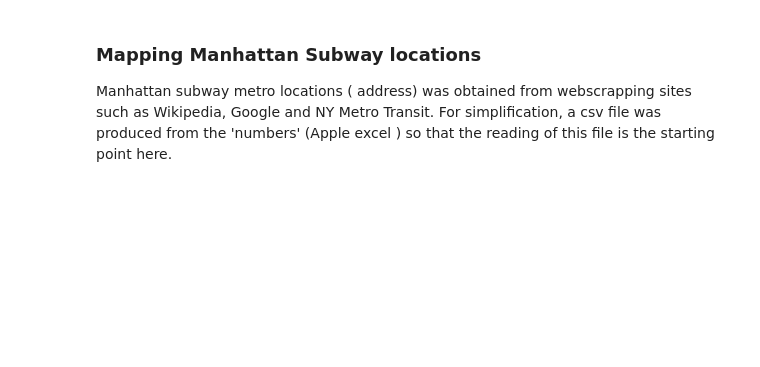
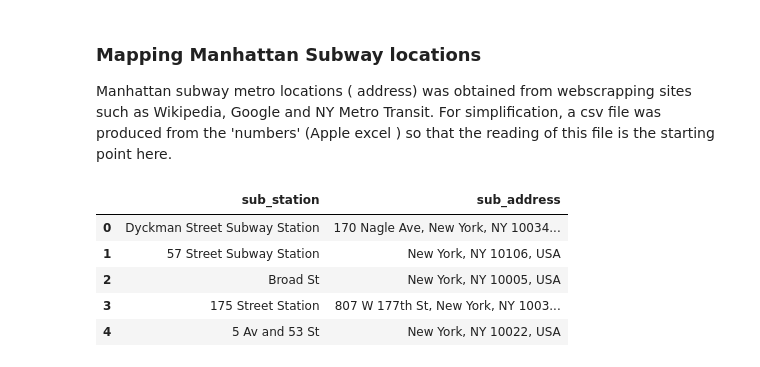
Before and after one commit to mahima1911/Coursera_Capstone, a Jupyter notebook: The Battle of Neighbourhoods (Week 2).ipynb, the cells around one changed output. Saved outputs shown, nothing was run; the diff lists cells and outputs as text; code cells hidden in the pictures; blank space fills up the shorter version.

```diff
--- a/The Battle of Neighbourhoods (Week 2).ipynb
+++ b/The Battle of Neighbourhoods (Week 2).ipynb
@@ -576,3 +576,19 @@ manhattan_merged.loc[manhattan_merged['Cluster Labels'] == kk, manhattan_merged.
 # %% [markdown]
 ### Mapping Manhattan Subway locations
 Manhattan subway metro locations ( address) was obtained from webscrapping sites such as Wikipedia, Google and NY Metro Transit. For simplification, a csv file was produced from the 'numbers' (Apple excel ) so that the reading of this file is the starting point here.
+# %%
+
+body = client_e7641aadb68744b1af88c0341ebb926c.get_object(Bucket='capstoneproject-donotdelete-pr-0lgby7c5bnpkm4',Key='NYC_subway_list.csv')['Body']
+# add missing __iter__ method, so pandas accepts body as file-like object
+if not hasattr(body, "__iter__"): body.__iter__ = types.MethodType( __iter__, body )
+
+# If you are reading an Excel file into a pandas DataFrame, replace `read_csv` by `read_excel` in the next statement.
+mh = pd.read_csv(body)
+mh.head()
+# %% [output]
+|  | sub_station | sub_address |
+| 0 | Dyckman Street Subway Station | 170 Nagle Ave, New York, NY 10034... |
+| 1 | 57 Street Subway Station | New York, NY 10106, USA |
+| 2 | Broad St | New York, NY 10005, USA |
+| 3 | 175 Street Station | 807 W 177th St, New York, NY 1003... |
+| 4 | 5 Av and 53 St | New York, NY 10022, USA |
```
Also changed, not shown: parts of 19 cells of this notebook.
